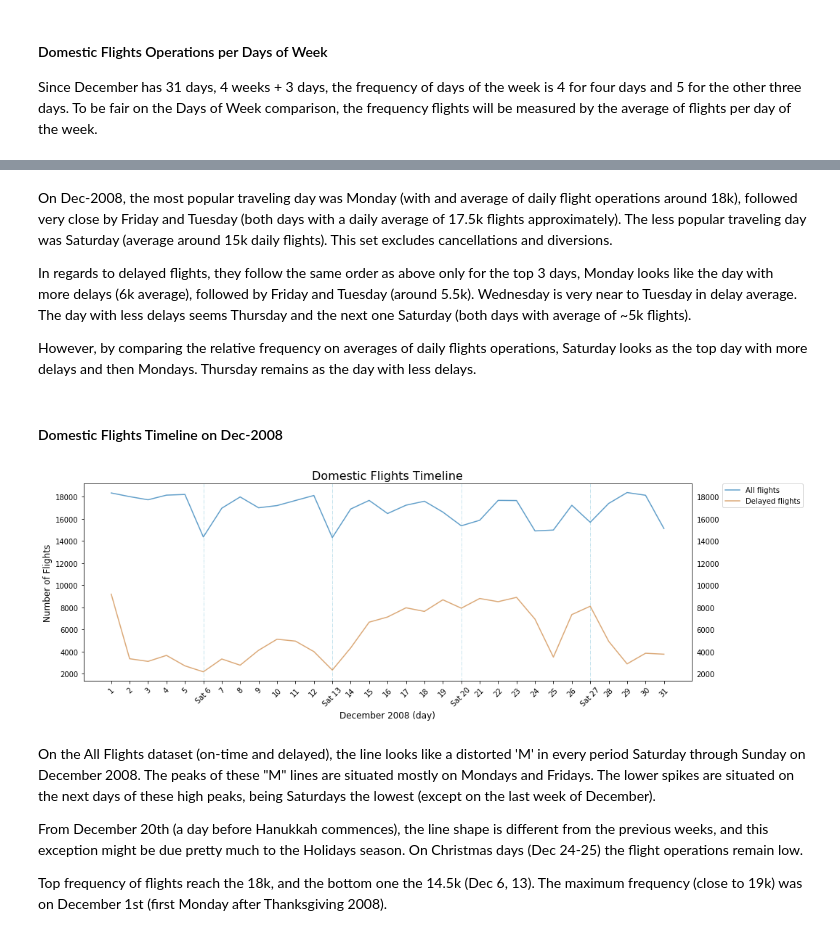
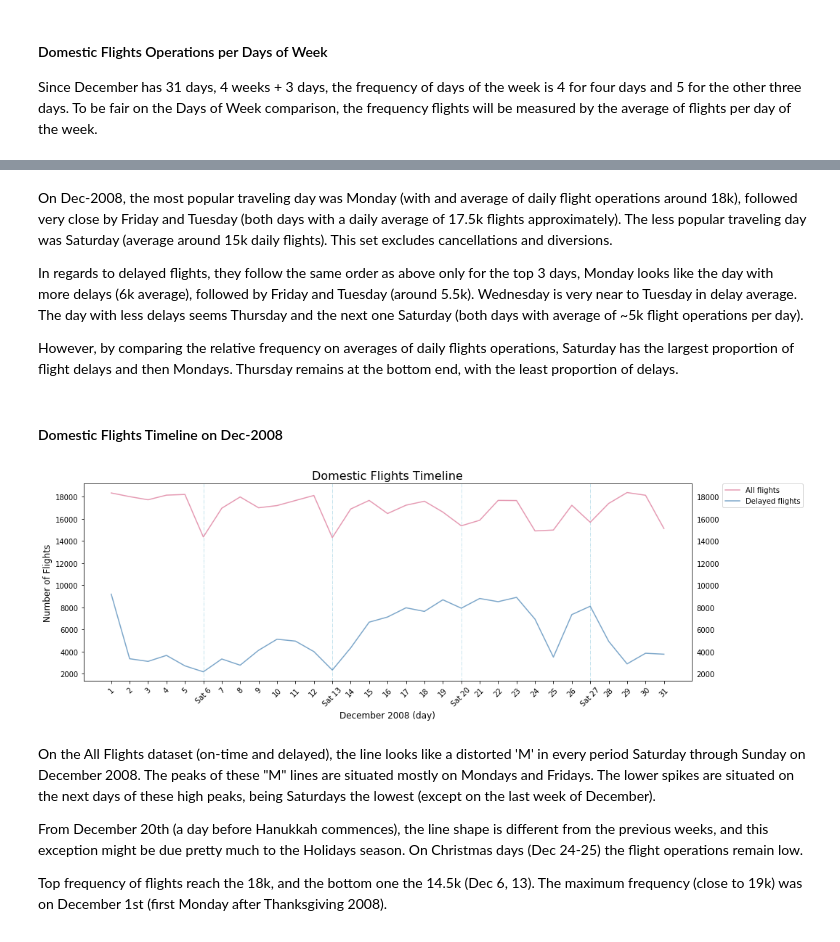
Before and after one commit to thaisruiz/udacity-communicating-data-findings, a Jupyter notebook: Flights_exploration_in_progress.ipynb, the cells around one changed output, grey strips where cells are left out. Drawn from its saved outputs; the diff is of its cells as text; code cells hidden in the pictures.

```diff
--- a/Flights_exploration_in_progress.ipynb
+++ b/Flights_exploration_in_progress.ipynb
@@ -507,8 +510,6 @@ for i in np.arange(0,10):
         xticks = [1, 2, 3, 4, 5, 10, 15, 25, 60, 120, 180, 300]
         plt.xticks(xticks, xticks)
 
-        plt.axvline(60) # to mark one hour delay
-
         # Remove from sight delays longer than 6 hours to get a closer look to the bulk of the distribution
         plt.xlim(0,360)
 
@@ -617,40 +627,40 @@ for p in ax2.patches:
 # %% [markdown]
 On Dec-2008, the most popular traveling day was Monday (with and average of daily flight operations around 18k), followed very close by Friday and Tuesday (both days with a daily average of 17.5k flights approximately). The less popular traveling day was Saturday (average around 15k daily flights). This set excludes cancellations and diversions.
 
-In regards to delayed flights, they follow the same order as above only for the top 3 days, Monday looks like the day with more delays (6k average), followed by Friday and Tuesday (around 5.5k). Wednesday is very near to Tuesday in delay average. The day with less delays seems Thursday and the next one Saturday (both days with average of ~5k flights).
+In regards to delayed flights, they follow the same order as above only for the top 3 days, Monday looks like the day with more delays (6k average), followed by Friday and Tuesday (around 5.5k). Wednesday is very near to Tuesday in delay average. The day with less delays seems Thursday and the next one Saturday (both days with average of ~5k flight operations per day).
 
-However, by comparing the relative frequency on averages of daily flights operations, Saturday looks as the top day with more delays and then Mondays. Thursday remains as the day with less delays.
+However, by comparing the relative frequency on averages of daily flights operations, Saturday has the largest proportion of flight delays and then Mondays. Thursday remains at the bottom end, with the least proportion of delays.
 # %% [markdown]
 #### Domestic Flights Timeline on Dec-2008
 # %%
 # Timeline plotting
 
 groupby_day_all = flights.groupby('DayofMonth').size()
 groupby_day_del = delayed_flights.groupby('DayofMonth').size()
 
 # Stacking two plots
-plt.errorbar(x=groupby_day_all.index, y=groupby_day_all, alpha=.7, label='All flights');
-plt.errorbar(x=groupby_day_del.index, y=groupby_day_del, color='peru', alpha=.7, label='Delayed flights');
+plt.errorbar(x=groupby_day_all.index, y=groupby_day_all, color='palevioletred',alpha=.7, label='All flights');
+plt.errorbar(x=groupby_day_del.index, y=groupby_day_del, color='steelblue', alpha=.7, label='Delayed flights');
 
 plt.title( 'Domestic Flights Timeline', fontsize=16)
 plt.xlabel('December 2008 (day)', fontsize=12)
 plt.ylabel('Number of Flights', fontsize=12)
 
 # show tick labels in the right y-axis
 plt.tick_params(axis='y', which='both', labelleft='on', labelright='on')
 
 xtklocs = np.arange(1,32)
 xlabels = ['Sat '+ str(i) if i%7==6 else str(i)for i in xtklocs] # Add 'Sat' text on Saturdays days
 plt.xticks(xtklocs, xlabels, rotation=45)
 
 plt.legend(bbox_to_anchor=(1.05, 1), loc=2, borderaxespad=0.);
 
 for i in np.arange(0,4):
     plt.axvline(6+i*7, linestyle='dashdot', linewidth=.7, color='lightblue')
 
 # Source: https://matplotlib.org/1.3.1/users/legend_guide.html
 # %% [output]
-[figure, old version]
+[figure, new version]
 # %% [markdown]
 On the All Flights dataset (on-time and delayed), the line looks like a distorted 'M' in every period Saturday through Sunday on December 2008. The peaks of these "M" lines are situated mostly on Mondays and Fridays. The lower spikes are situated on the next days of these high peaks, being Saturdays the lowest (except on the last week of December).
 
```
Also changed, not shown: parts of 66 cells of this notebook.
